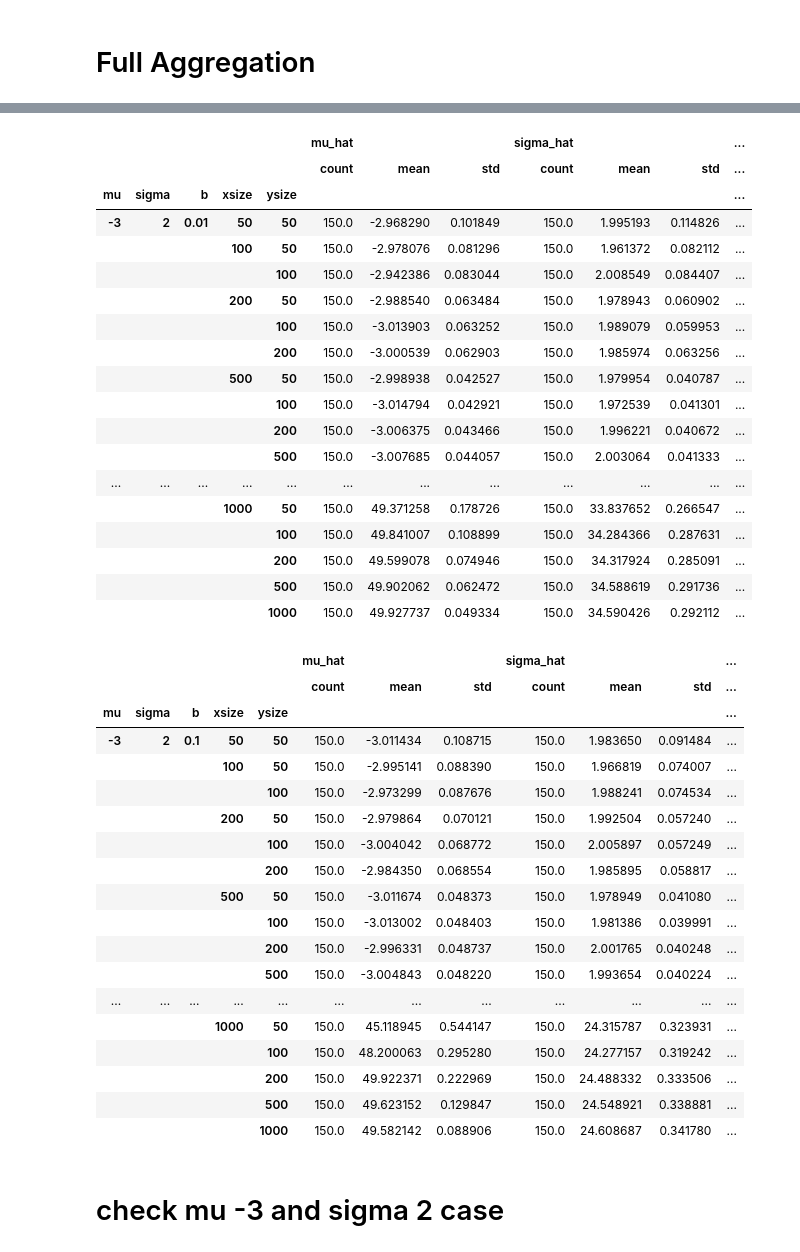
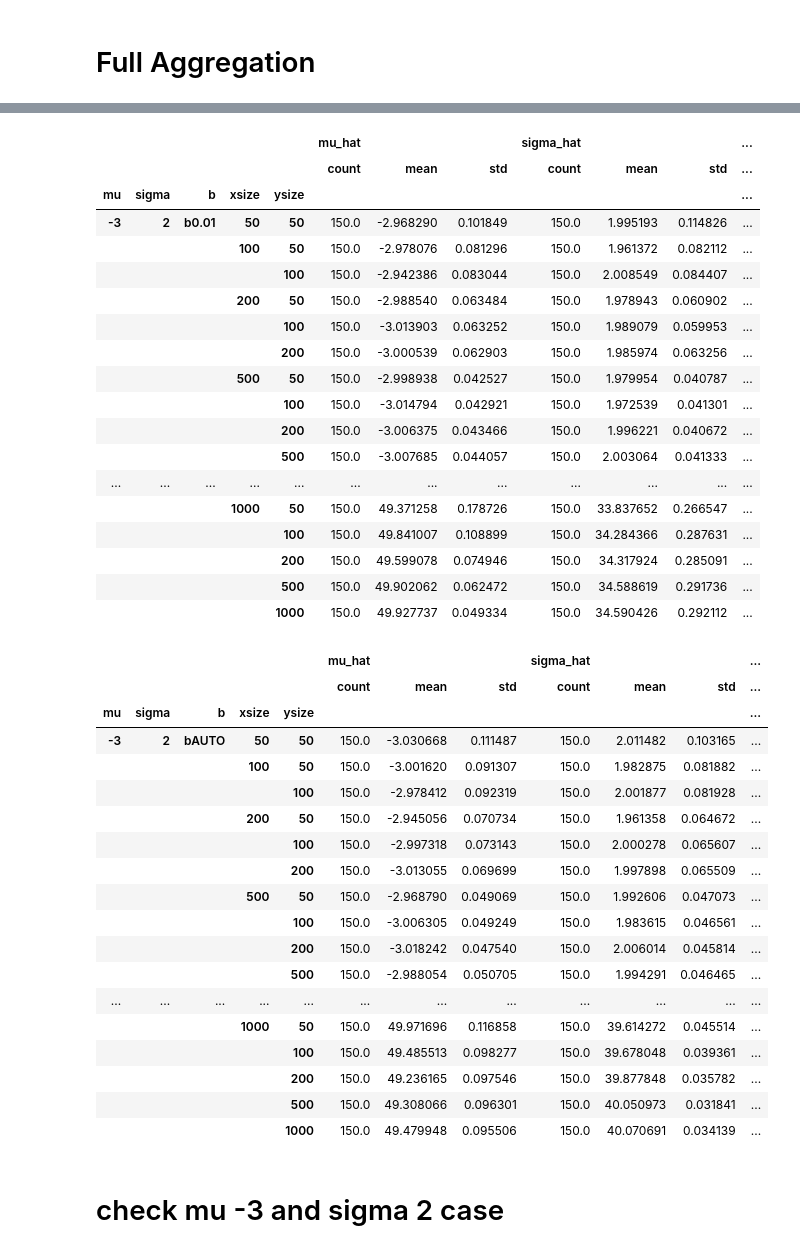
Before and after one commit to GiantDwarf42/master_thesis2, a Jupyter notebook: Gaussian_Data_Analysis.ipynb, the cells around one changed output, grey strips where cells are left out. Drawn from its saved outputs; the diff is of its cells as text; code cells hidden in the pictures.

```diff
--- a/Gaussian_Data_Analysis.ipynb
+++ b/Gaussian_Data_Analysis.ipynb
@@ -107,10 +129,10 @@ df_last_150_aggregated_mean_ID = df_last_150_aggregated_mean_ID.reset_index()
 # %%
-df_last_150_aggregated_mean_ID[df_last_150_aggregated_mean_ID["b",]==0.01].groupby(["mu", "sigma", "b", "xsize", "ysize"]).mean()
+df_last_150_aggregated_mean_ID[df_last_150_aggregated_mean_ID["b",]=="b0.01"].groupby(["mu", "sigma", "b", "xsize", "ysize"]).mean()
 # %% [output]
 |  |  |  |  |  | mu_hat |  |  | sigma_hat |  |  | ... |
 |  |  |  |  |  | count | mean | std | count | mean | std | ... |
 | mu | sigma | b | xsize | ysize |  |  |  |  |  |  | ... |
-| -3 | 2 | 0.01 | 50 | 50 | 150.0 | -2.968290 | 0.101849 | 150.0 | 1.995193 | 0.114826 | ... |
+| -3 | 2 | b0.01 | 50 | 50 | 150.0 | -2.968290 | 0.101849 | 150.0 | 1.995193 | 0.114826 | ... |
 |  |  |  | 100 | 50 | 150.0 | -2.978076 | 0.081296 | 150.0 | 1.961372 | 0.082112 | ... |
 |  |  |  |  | 100 | 150.0 | -2.942386 | 0.083044 | 150.0 | 2.008549 | 0.084407 | ... |
 |  |  |  | 200 | 50 | 150.0 | -2.988540 | 0.063484 | 150.0 | 1.978943 | 0.060902 | ... |
@@ -127,27 +149,27 @@ df_last_150_aggregated_mean_ID[df_last_150_aggregated_mean_ID["b",]==0.01].group
 |  |  |  |  | 500 | 150.0 | 49.902062 | 0.062472 | 150.0 | 34.588619 | 0.291736 | ... |
 |  |  |  |  | 1000 | 150.0 | 49.927737 | 0.049334 | 150.0 | 34.590426 | 0.292112 | ... |
 # %%
-df_last_150_aggregated_mean_ID[df_last_150_aggregated_mean_ID["b",]==0.1].groupby(["mu", "sigma", "b", "xsize", "ysize"]).mean()
+df_last_150_aggregated_mean_ID[df_last_150_aggregated_mean_ID["b",]=="bAUTO"].groupby(["mu", "sigma", "b", "xsize", "ysize"]).mean()
 # %% [output]
 |  |  |  |  |  | mu_hat |  |  | sigma_hat |  |  | ... |
 |  |  |  |  |  | count | mean | std | count | mean | std | ... |
 | mu | sigma | b | xsize | ysize |  |  |  |  |  |  | ... |
-| -3 | 2 | 0.1 | 50 | 50 | 150.0 | -3.011434 | 0.108715 | 150.0 | 1.983650 | 0.091484 | ... |
-|  |  |  | 100 | 50 | 150.0 | -2.995141 | 0.088390 | 150.0 | 1.966819 | 0.074007 | ... |
-|  |  |  |  | 100 | 150.0 | -2.973299 | 0.087676 | 150.0 | 1.988241 | 0.074534 | ... |
-|  |  |  | 200 | 50 | 150.0 | -2.979864 | 0.070121 | 150.0 | 1.992504 | 0.057240 | ... |
-|  |  |  |  | 100 | 150.0 | -3.004042 | 0.068772 | 150.0 | 2.005897 | 0.057249 | ... |
-|  |  |  |  | 200 | 150.0 | -2.984350 | 0.068554 | 150.0 | 1.985895 | 0.058817 | ... |
-|  |  |  | 500 | 50 | 150.0 | -3.011674 | 0.048373 | 150.0 | 1.978949 | 0.041080 | ... |
-|  |  |  |  | 100 | 150.0 | -3.013002 | 0.048403 | 150.0 | 1.981386 | 0.039991 | ... |
-|  |  |  |  | 200 | 150.0 | -2.996331 | 0.048737 | 150.0 | 2.001765 | 0.040248 | ... |
-|  |  |  |  | 500 | 150.0 | -3.004843 | 0.048220 | 150.0 | 1.993654 | 0.040224 | ... |
+| -3 | 2 | bAUTO | 50 | 50 | 150.0 | -3.030668 | 0.111487 | 150.0 | 2.011482 | 0.103165 | ... |
+|  |  |  | 100 | 50 | 150.0 | -3.001620 | 0.091307 | 150.0 | 1.982875 | 0.081882 | ... |
+|  |  |  |  | 100 | 150.0 | -2.978412 | 0.092319 | 150.0 | 2.001877 | 0.081928 | ... |
+|  |  |  | 200 | 50 | 150.0 | -2.945056 | 0.070734 | 150.0 | 1.961358 | 0.064672 | ... |
+|  |  |  |  | 100 | 150.0 | -2.997318 | 0.073143 | 150.0 | 2.000278 | 0.065607 | ... |
+|  |  |  |  | 200 | 150.0 | -3.013055 | 0.069699 | 150.0 | 1.997898 | 0.065509 | ... |
+|  |  |  | 500 | 50 | 150.0 | -2.968790 | 0.049069 | 150.0 | 1.992606 | 0.047073 | ... |
+|  |  |  |  | 100 | 150.0 | -3.006305 | 0.049249 | 150.0 | 1.983615 | 0.046561 | ... |
+|  |  |  |  | 200 | 150.0 | -3.018242 | 0.047540 | 150.0 | 2.006014 | 0.045814 | ... |
+|  |  |  |  | 500 | 150.0 | -2.988054 | 0.050705 | 150.0 | 1.994291 | 0.046465 | ... |
 | ... | ... | ... | ... | ... | ... | ... | ... | ... | ... | ... | ... |
-|  |  |  | 1000 | 50 | 150.0 | 45.118945 | 0.544147 | 150.0 | 24.315787 | 0.323931 | ... |
-|  |  |  |  | 100 | 150.0 | 48.200063 | 0.295280 | 150.0 | 24.277157 | 0.319242 | ... |
-|  |  |  |  | 200 | 150.0 | 49.922371 | 0.222969 | 150.0 | 24.488332 | 0.333506 | ... |
-|  |  |  |  | 500 | 150.0 | 49.623152 | 0.129847 | 150.0 | 24.548921 | 0.338881 | ... |
-|  |  |  |  | 1000 | 150.0 | 49.582142 | 0.088906 | 150.0 | 24.608687 | 0.341780 | ... |
+|  |  |  | 1000 | 50 | 150.0 | 49.971696 | 0.116858 | 150.0 | 39.614272 | 0.045514 | ... |
+|  |  |  |  | 100 | 150.0 | 49.485513 | 0.098277 | 150.0 | 39.678048 | 0.039361 | ... |
+|  |  |  |  | 200 | 150.0 | 49.236165 | 0.097546 | 150.0 | 39.877848 | 0.035782 | ... |
+|  |  |  |  | 500 | 150.0 | 49.308066 | 0.096301 | 150.0 | 40.050973 | 0.031841 | ... |
+|  |  |  |  | 1000 | 150.0 | 49.479948 | 0.095506 | 150.0 | 40.070691 | 0.034139 | ... |
 # %% [markdown]
 # check mu -3 and sigma 2 case
 # %%
```
Also changed, not shown: parts of 11 cells of this notebook, 2 other files.
